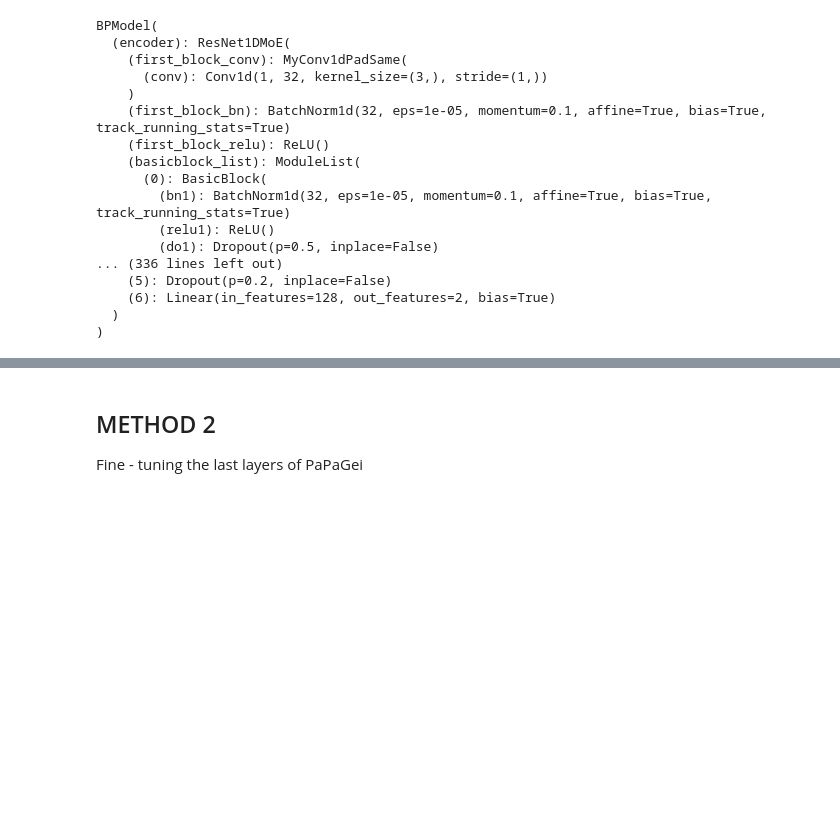
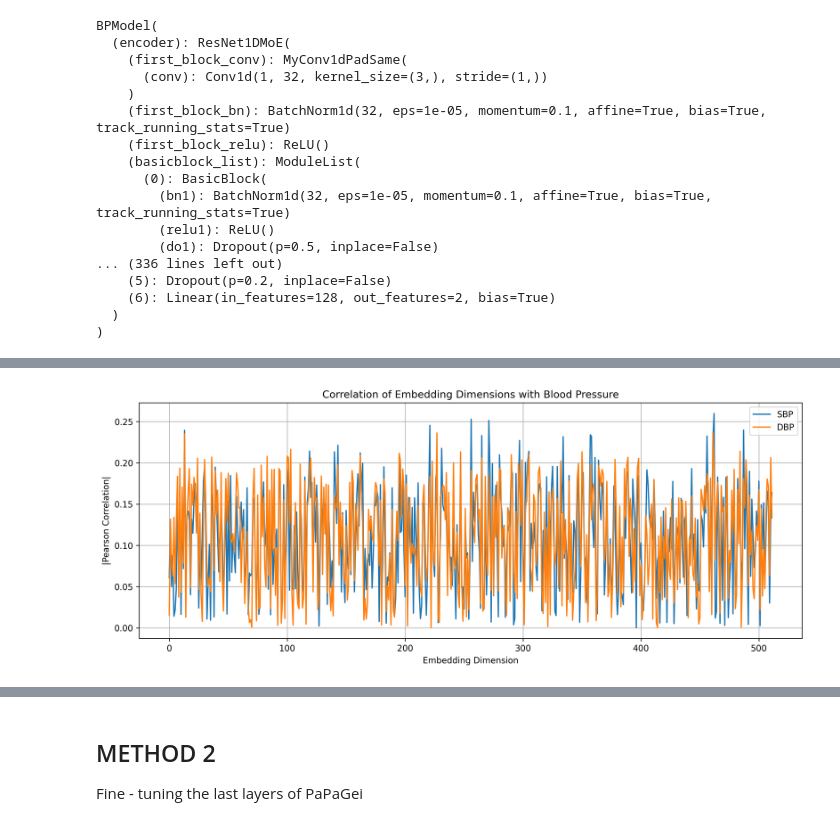
Before and after one commit to Yashvi1701/PPG-BP, a Jupyter notebook: PaPaGei/tuning_papagei.ipynb, the cells around one changed output, grey strips where cells are left out. Drawn from its saved outputs; the diff is of its cells as text; code cells hidden in the pictures; blank space fills up the shorter version.

Commit message:
finding correlation between embedding and target

```diff
--- a/PaPaGei/tuning_papagei.ipynb
+++ b/PaPaGei/tuning_papagei.ipynb
@@ -920,0 +956,51 @@ display(Image("loss_curve.png"))
+# %%
+from scipy.stats import pearsonr
+
+sbp_corr = []
+dbp_corr = []
+
+for i in range(512):
+
+    sbp_r, _ = pearsonr(
+        embeddings[:,i],
+        targets[:,0]
+    )
+
+    dbp_r, _ = pearsonr(
+        embeddings[:,i],
+        targets[:,1]
+    )
+
+    sbp_corr.append(sbp_r)
+    dbp_corr.append(dbp_r)
+# %%
+plt.figure(figsize=(14,5))
+
+plt.plot(
+    np.abs(sbp_corr),
+    label="SBP"
+)
+
+plt.plot(
+    np.abs(dbp_corr),
+    label="DBP"
+)
+
+plt.xlabel("Embedding Dimension")
+plt.ylabel("|Pearson Correlation|")
+plt.title("Correlation of Embedding Dimensions with Blood Pressure")
+
+plt.legend()
+plt.grid(True)
+
+plt.savefig(
+    "embedding_correlation.png",
+    dpi=300,
+    bbox_inches="tight"
+)
+
+plt.close()
+
+display(Image("embedding_correlation.png"))
+# %% [output]
+[figure, added]
```
Also changed, not shown: parts of 11 cells of this notebook, 5 other files.
